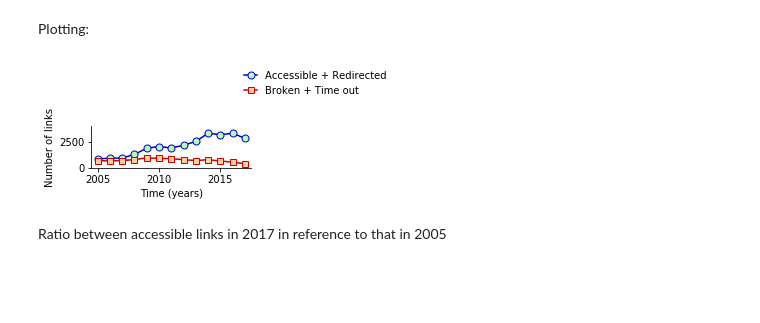
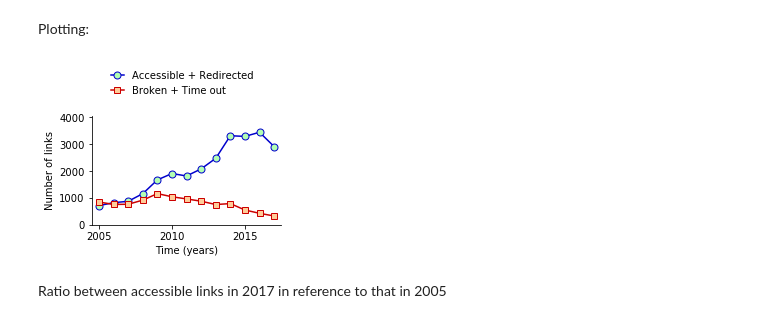
Before and after one commit to smangul1/good.software, a Jupyter notebook: analysis/Figure1.ipynb, the cells around one changed output. Cells and saved outputs as stored; diff of their text form; code cells hidden in the pictures; blank space fills up the shorter version.

Commit message:
Rebuilding figures

```diff
--- a/analysis/Figure1.ipynb
+++ b/analysis/Figure1.ipynb
@@ -534,27 +541,27 @@ Plotting:
 # %%
 f, ax = pl.subplots( 1, 1, figsize=(3.4, 2.) )
 
 pl.plot( years, tseries[1] + tseries[3], 'o-',
             markersize=7, label='Accessible + Redirected', color=colors2['fg_accessb'],
             markeredgecolor=colors2['fg_accessb'], markerfacecolor=colors2['bg_accessb'] )
 pl.plot( years, tseries[-1] + tseries[4], 's-',
             markersize=6, label='Broken + Time out', color=colors2['fg_unreach'],
             markeredgecolor=colors2['fg_unreach'], markerfacecolor=colors2['bg_unreach'] )
 
 simpleaxis(ax)
 
 pl.ylabel('Number of links')
 pl.ylim(0,4050)
 
 pl.xlabel('Time (years)')
 pl.xlim(2004.5,2017.5)
+pl.xticks([2005,2010,2015])
 
 pl.legend(bbox_to_anchor=(0.9,1.5), frameon=False, handlelength=1.3)
 
-pl.tight_layout()
-pl.savefig('Figure_1_panels/Total per year - all.pdf')
+pl.savefig('1b.pdf',bbox_inches = "tight")
 # %% [output]
-[figure, old version]
+[figure, new version]
 # %% [markdown]
 Ratio between accessible links in 2017 in reference to that in 2005
 # %%
```
Also changed, not shown: parts of 45 cells of this notebook, 20 other files.
